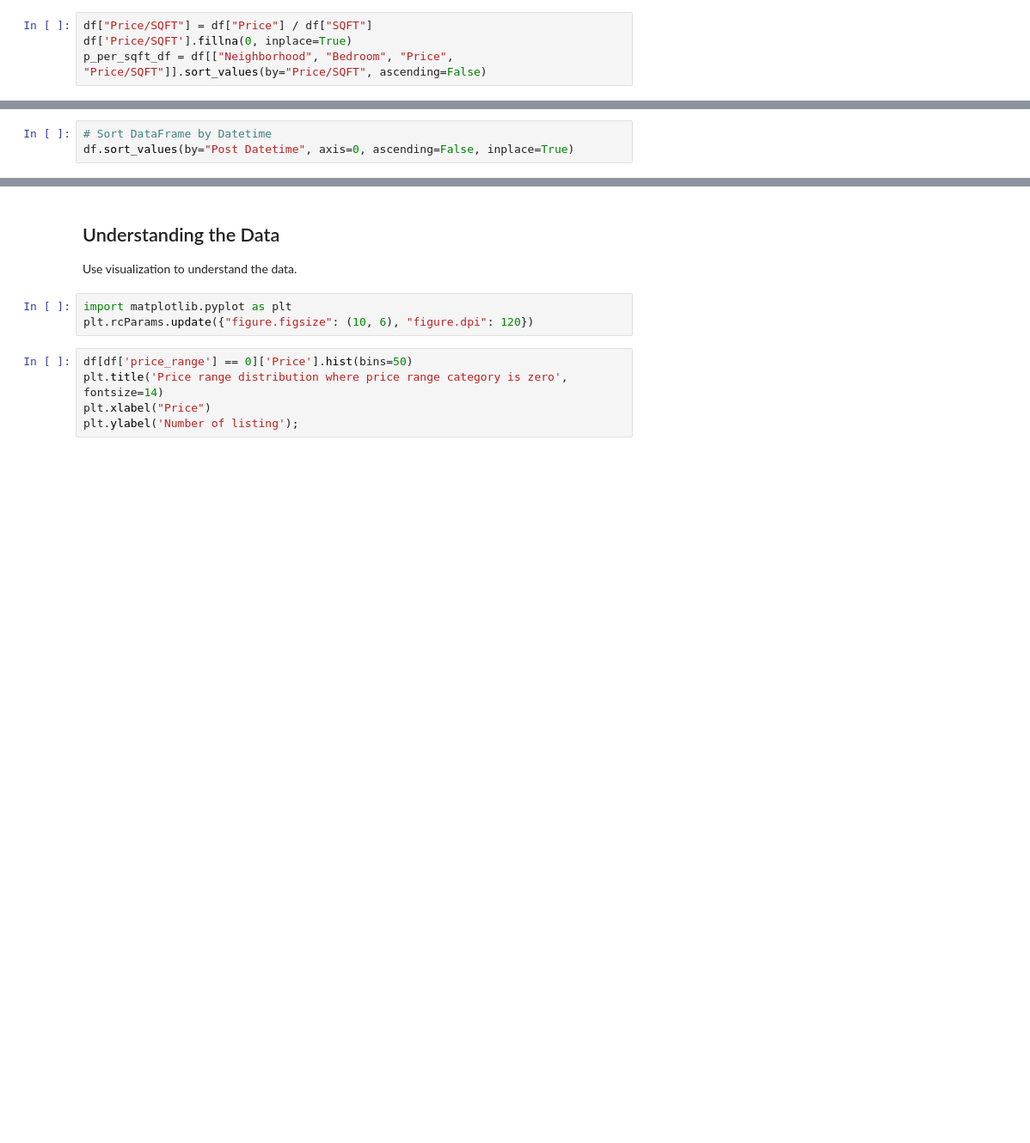
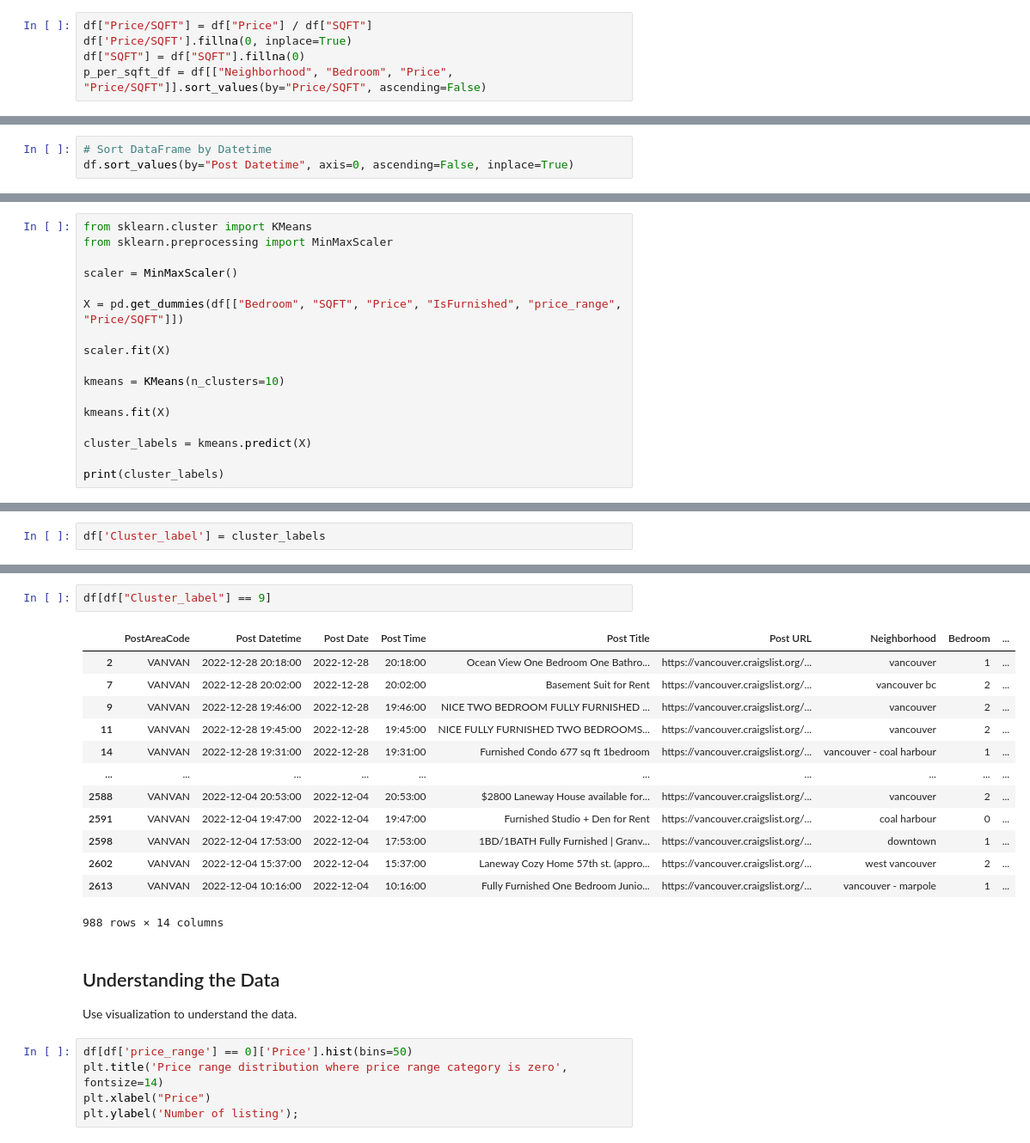
Before and after one commit to masaichig0/Data-Analysis-Project-1, a Jupyter notebook: rental_market_analysis_project.ipynb, the cells around one changed output, grey strips where cells are left out. Shown at 86% size. Cells and saved outputs as stored; diff of their text form; blank space fills up the shorter version.

```diff
--- a/rental_market_analysis_project.ipynb
+++ b/rental_market_analysis_project.ipynb
@@ -381,6 +385,7 @@ Get the per SQFT price. Then categorize the dataframe by price.
 # %%
 df["Price/SQFT"] = df["Price"] / df["SQFT"]
 df['Price/SQFT'].fillna(0, inplace=True)
+df["SQFT"] = df["SQFT"].fillna(0)
 p_per_sqft_df = df[["Neighborhood", "Bedroom", "Price", "Price/SQFT"]].sort_values(by="Price/SQFT", ascending=False)
 # %%
 df['Price/SQFT'].describe()
@@ -429,0 +414,17 @@ array(['kitsilano ', 'vancouver ', 'yaletown', 'chinatown ', 'burnaby ',
+# %%
+from sklearn.cluster import KMeans
+from sklearn.preprocessing import MinMaxScaler
+
+scaler = MinMaxScaler()
+
+X = pd.get_dummies(df[["Bedroom", "SQFT", "Price", "IsFurnished", "price_range", "Price/SQFT"]])
+
+scaler.fit(X)
+
+kmeans = KMeans(n_clusters=10)
+
+kmeans.fit(X)
+
+cluster_labels = kmeans.predict(X)
+
+print(cluster_labels)
@@ -429,0 +437,2 @@ array(['kitsilano ', 'vancouver ', 'yaletown', 'chinatown ', 'burnaby ',
+# %%
+df['Cluster_label'] = cluster_labels
@@ -430,10 +453,23 @@ array(['kitsilano ', 'vancouver ', 'yaletown', 'chinatown ', 'burnaby ',
+# %%
+df[df["Cluster_label"] == 9]
+# %% [output]
+|  | PostAreaCode | Post Datetime | Post Date | Post Time | Post Title | Post URL | Neighborhood | Bedroom | ... |
+| 2 | VANVAN | 2022-12-28 20:18:00 | 2022-12-28 | 20:18:00 | Ocean View One Bedroom One Bathro... | https://vancouver.craigslist.org/... | vancouver | 1 | ... |
+| 7 | VANVAN | 2022-12-28 20:02:00 | 2022-12-28 | 20:02:00 | Basement Suit for Rent | https://vancouver.craigslist.org/... | vancouver bc | 2 | ... |
+| 9 | VANVAN | 2022-12-28 19:46:00 | 2022-12-28 | 19:46:00 | NICE TWO BEDROOM FULLY FURNISHED ... | https://vancouver.craigslist.org/... | vancouver | 2 | ... |
+| 11 | VANVAN | 2022-12-28 19:45:00 | 2022-12-28 | 19:45:00 | NICE FULLY FURNISHED TWO BEDROOMS... | https://vancouver.craigslist.org/... | vancouver | 2 | ... |
+| 14 | VANVAN | 2022-12-28 19:31:00 | 2022-12-28 | 19:31:00 | Furnished Condo 677 sq ft 1bedroom | https://vancouver.craigslist.org/... | vancouver - coal harbour | 1 | ... |
+| ... | ... | ... | ... | ... | ... | ... | ... | ... | ... |
+| 2588 | VANVAN | 2022-12-04 20:53:00 | 2022-12-04 | 20:53:00 | $2800 Laneway House available for... | https://vancouver.craigslist.org/... | vancouver | 2 | ... |
+| 2591 | VANVAN | 2022-12-04 19:47:00 | 2022-12-04 | 19:47:00 | Furnished Studio + Den for Rent | https://vancouver.craigslist.org/... | coal harbour | 0 | ... |
+| 2598 | VANVAN | 2022-12-04 17:53:00 | 2022-12-04 | 17:53:00 | 1BD/1BATH Fully Furnished | Granv... | https://vancouver.craigslist.org/... | downtown | 1 | ... |
+| 2602 | VANVAN | 2022-12-04 15:37:00 | 2022-12-04 | 15:37:00 | Laneway Cozy Home 57th st. (appro... | https://vancouver.craigslist.org/... | west vancouver | 2 | ... |
+| 2613 | VANVAN | 2022-12-04 10:16:00 | 2022-12-04 | 10:16:00 | Fully Furnished One Bedroom Junio... | https://vancouver.craigslist.org/... | vancouver - marpole | 1 | ... |
+988 rows × 14 columns
 # %% [markdown]
 ## Understanding the Data
 
 Use visualization to understand the data.
-# %%
-import matplotlib.pyplot as plt
-plt.rcParams.update({"figure.figsize": (10, 6), "figure.dpi": 120})
 # %%
 df[df['price_range'] == 0]['Price'].hist(bins=50)
 plt.title('Price range distribution where price range category is zero', fontsize=14)
```
Also changed, not shown: parts of 14 cells of this notebook, 2 other files.
